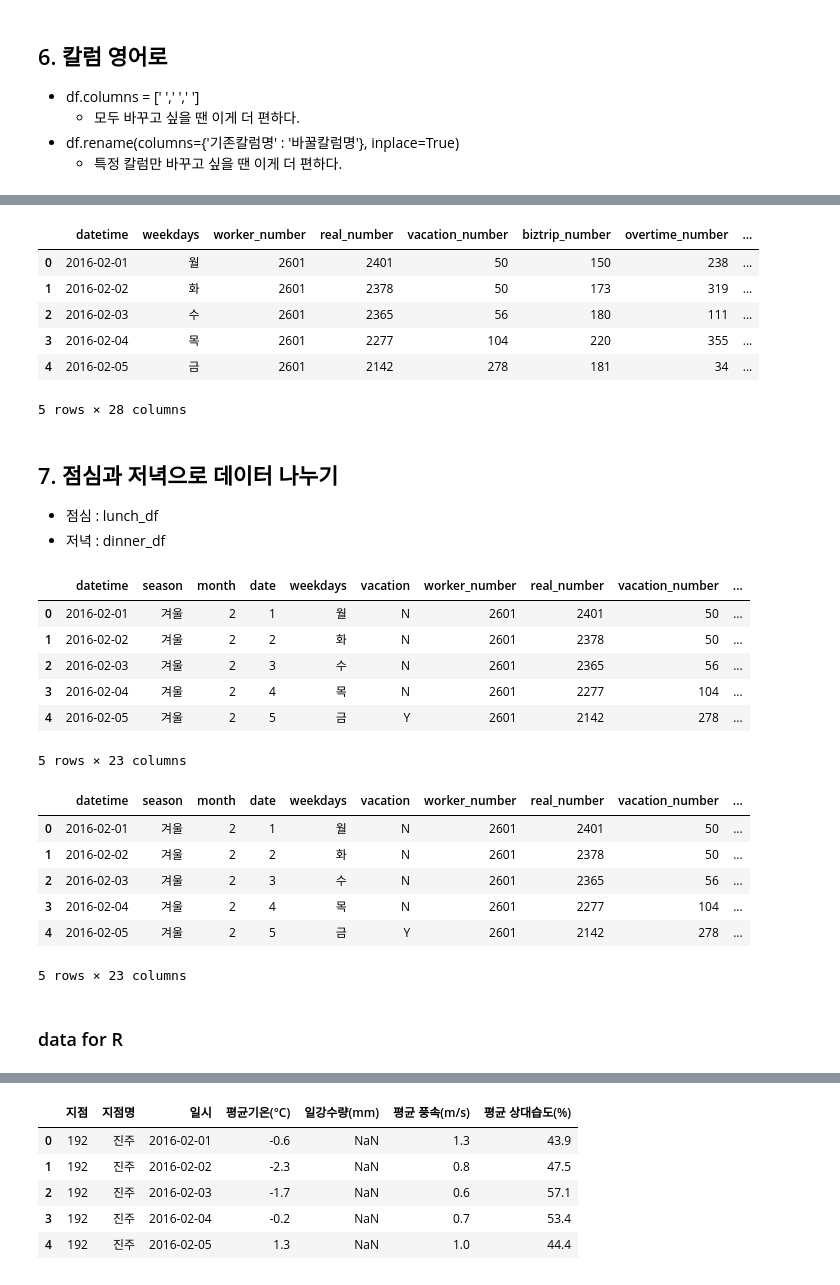
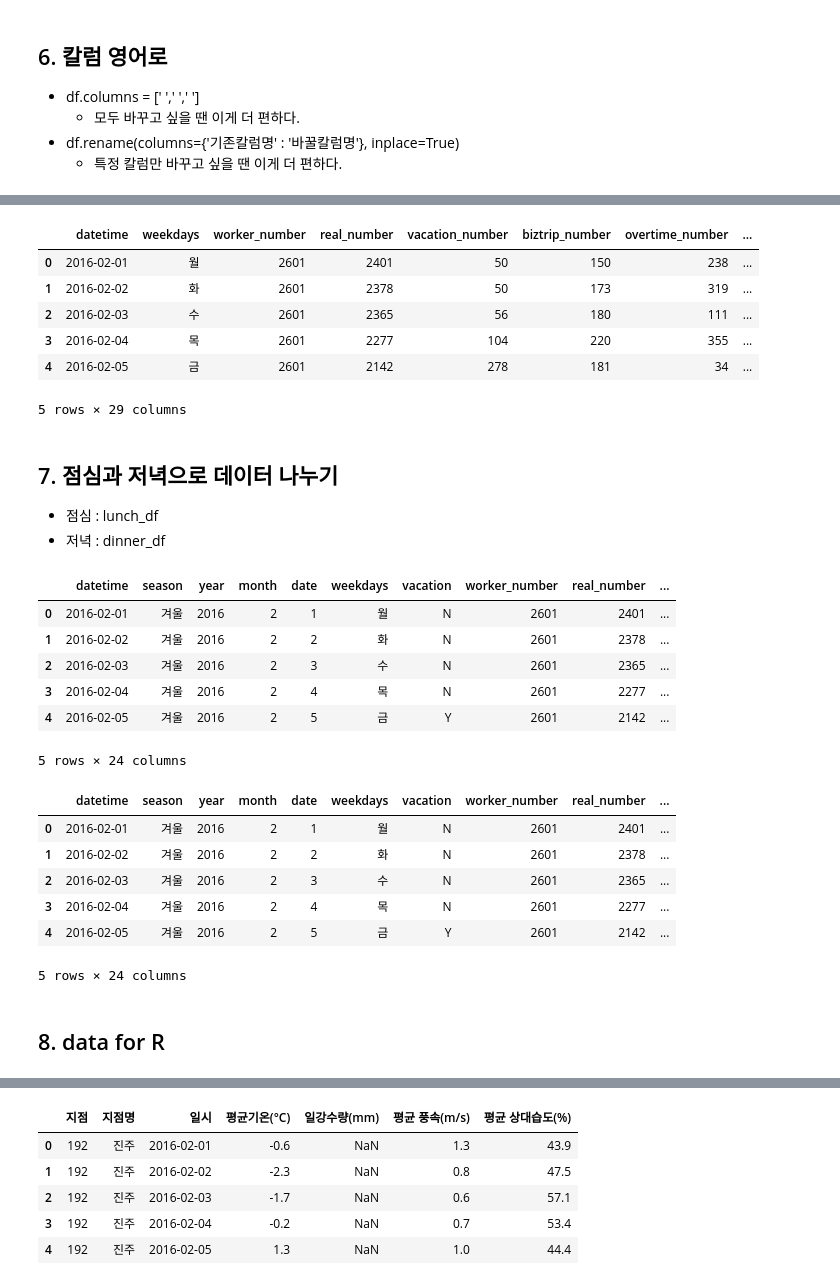
Before and after one commit to obilige/Team3, a Jupyter notebook: team/jeong/jaehoon.ipynb, the cells around one changed output, grey strips where cells are left out. Saved outputs shown, nothing was run; the diff lists cells and outputs as text; code cells hidden in the pictures.

```diff
--- a/team/jeong/jaehoon.ipynb
+++ b/team/jeong/jaehoon.ipynb
@@ -1125,7 +1120,7 @@ Index(['일자', '요일', '본사정원수', '실질정원수', '본사휴가
 # 습도 -> humidity
 
 col_eng = ['datetime', 'weekdays', 'worker_number', 'real_number', 'vacation_number', 'biztrip_number', 'overtime_number', 'telecom_number', 'lunch_number',
-'dinner_number', 'month', 'date', 'season', 'vacation', 'new_lunch', 'new_dinner', 'lunch_rice', 'lunch_soup', 'lunch_main', 'dinner_rice', 'dinner_soup', 'dinner_main',
+'dinner_number', 'year', 'month', 'date', 'season', 'vacation', 'new_lunch', 'new_dinner', 'lunch_rice', 'lunch_soup', 'lunch_main', 'dinner_rice', 'dinner_soup', 'dinner_main',
 'temperature', 'rain', 'wind', 'humidity', 'discomfort_index', 'perceived_temperature']
 
 data_weather.columns=col_eng
@@ -1137,7 +1132,7 @@ data_weather.head()
 | 2 | 2016-02-03 | 수 | 2601 | 2365 | 56 | 180 | 111 | ... |
 | 3 | 2016-02-04 | 목 | 2601 | 2277 | 104 | 220 | 355 | ... |
 | 4 | 2016-02-05 | 금 | 2601 | 2142 | 278 | 181 | 34 | ... |
-5 rows × 28 columns
+5 rows × 29 columns
 # %%
 data_weather.to_csv("data/20220107.csv", encoding='utf-8', index=False)
 # %%
@@ -1147,34 +1142,34 @@ data_weather = pd.read_csv("data/20220107.csv", parse_dates=['datetime'])
 - 점심 : lunch_df
 - 저녁 : dinner_df
 # %%
-lunch_df = data_weather.loc[:, ['datetime', 'season', 'month', 'date', 'weekdays', 'vacation', 'worker_number', 'real_number', 'vacation_number', 'biztrip_number', 'overtime_number', 'telecom_number', 'temperature', 'rain', 'wind', 'humidity', 'discomfort_index', 'perceived_temperature', 'lunch_rice', 'lunch_soup', 'lunch_main', 'new_lunch', 'lunch_number']]
+lunch_df = data_weather.loc[:, ['datetime', 'season', 'year', 'month', 'date', 'weekdays', 'vacation', 'worker_number', 'real_number', 'vacation_number', 'biztrip_number', 'overtime_number', 'telecom_number', 'temperature', 'rain', 'wind', 'humidity', 'discomfort_index', 'perceived_temperature', 'lunch_rice', 'lunch_soup', 'lunch_main', 'new_lunch', 'lunch_number']]
 lunch_df.head()
 # %% [output]
-|  | datetime | season | month | date | weekdays | vacation | worker_number | real_number | vacation_number | ... |
-| 0 | 2016-02-01 | 겨울 | 2 | 1 | 월 | N | 2601 | 2401 | 50 | ... |
-| 1 | 2016-02-02 | 겨울 | 2 | 2 | 화 | N | 2601 | 2378 | 50 | ... |
-| 2 | 2016-02-03 | 겨울 | 2 | 3 | 수 | N | 2601 | 2365 | 56 | ... |
-| 3 | 2016-02-04 | 겨울 | 2 | 4 | 목 | N | 2601 | 2277 | 104 | ... |
-| 4 | 2016-02-05 | 겨울 | 2 | 5 | 금 | Y | 2601 | 2142 | 278 | ... |
+|  | datetime | season | year | month | date | weekdays | vacation | worker_number | real_number | ... |
+| 0 | 2016-02-01 | 겨울 | 2016 | 2 | 1 | 월 | N | 2601 | 2401 | ... |
+| 1 | 2016-02-02 | 겨울 | 2016 | 2 | 2 | 화 | N | 2601 | 2378 | ... |
+| 2 | 2016-02-03 | 겨울 | 2016 | 2 | 3 | 수 | N | 2601 | 2365 | ... |
+| 3 | 2016-02-04 | 겨울 | 2016 | 2 | 4 | 목 | N | 2601 | 2277 | ... |
+| 4 | 2016-02-05 | 겨울 | 2016 | 2 | 5 | 금 | Y | 2601 | 2142 | ... |
-5 rows × 23 columns
+5 rows × 24 columns
 # %%
-dinner_df = data_weather.loc[:, ['datetime', 'season', 'month', 'date', 'weekdays', 'vacation', 'worker_number', 'real_number', 'vacation_number', 'biztrip_number', 'overtime_number', 'telecom_number', 'temperature', 'rain', 'wind', 'humidity', 'discomfort_index', 'perceived_temperature', 'dinner_rice', 'dinner_soup', 'dinner_main', 'new_dinner', 'dinner_number']]
+dinner_df = data_weather.loc[:, ['datetime', 'season', 'year', 'month', 'date', 'weekdays', 'vacation', 'worker_number', 'real_number', 'vacation_number', 'biztrip_number', 'overtime_number', 'telecom_number', 'temperature', 'rain', 'wind', 'humidity', 'discomfort_index', 'perceived_temperature', 'dinner_rice', 'dinner_soup', 'dinner_main', 'new_dinner', 'dinner_number']]
 dinner_df.head()
 # %% [output]
-|  | datetime | season | month | date | weekdays | vacation | worker_number | real_number | vacation_number | ... |
-| 0 | 2016-02-01 | 겨울 | 2 | 1 | 월 | N | 2601 | 2401 | 50 | ... |
-| 1 | 2016-02-02 | 겨울 | 2 | 2 | 화 | N | 2601 | 2378 | 50 | ... |
-| 2 | 2016-02-03 | 겨울 | 2 | 3 | 수 | N | 2601 | 2365 | 56 | ... |
-| 3 | 2016-02-04 | 겨울 | 2 | 4 | 목 | N | 2601 | 2277 | 104 | ... |
-| 4 | 2016-02-05 | 겨울 | 2 | 5 | 금 | Y | 2601 | 2142 | 278 | ... |
+|  | datetime | season | year | month | date | weekdays | vacation | worker_number | real_number | ... |
+| 0 | 2016-02-01 | 겨울 | 2016 | 2 | 1 | 월 | N | 2601 | 2401 | ... |
+| 1 | 2016-02-02 | 겨울 | 2016 | 2 | 2 | 화 | N | 2601 | 2378 | ... |
+| 2 | 2016-02-03 | 겨울 | 2016 | 2 | 3 | 수 | N | 2601 | 2365 | ... |
+| 3 | 2016-02-04 | 겨울 | 2016 | 2 | 4 | 목 | N | 2601 | 2277 | ... |
+| 4 | 2016-02-05 | 겨울 | 2016 | 2 | 5 | 금 | Y | 2601 | 2142 | ... |
-5 rows × 23 columns
+5 rows × 24 columns
 # %%
 lunch_df.to_csv("data/lunch_train_exencoding.csv", encoding='utf-8', index=False)
 dinner_df.to_csv("data/dinner_train_exencoding.csv", encoding='utf-8', index=False)
 
 # exencoding 파일은 R에서 통계분석용으로 사용할 예정입니다.
 # %% [markdown]
-### data for R
+## 8. data for R
 # %%
 df = pd.read_csv("data/dinner_train_exencoding.csv")
 df1 = pd.read_csv("data/lunch_train_exencoding.csv")
```
Also changed, not shown: parts of 42 cells of this notebook, 15 other files.
